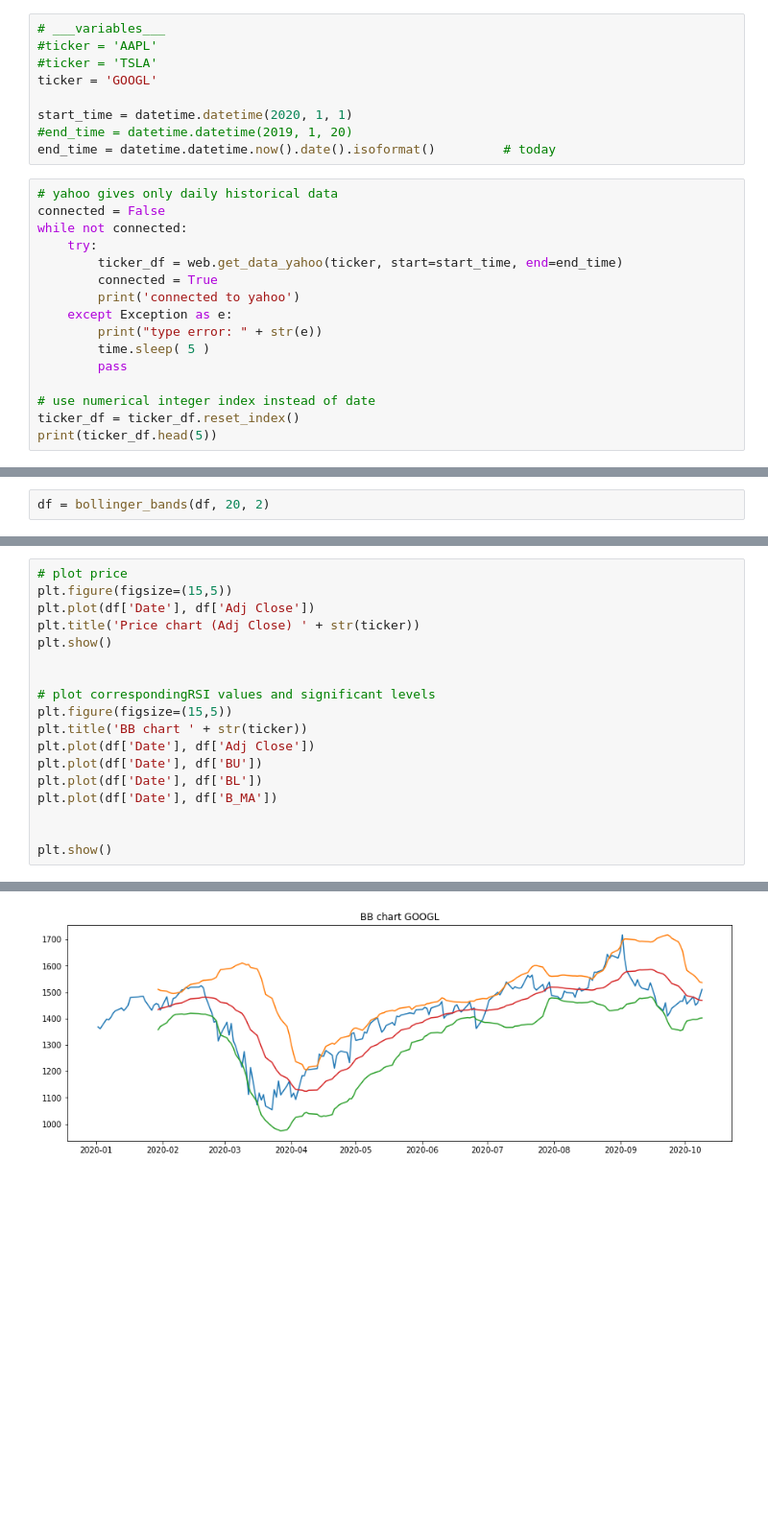
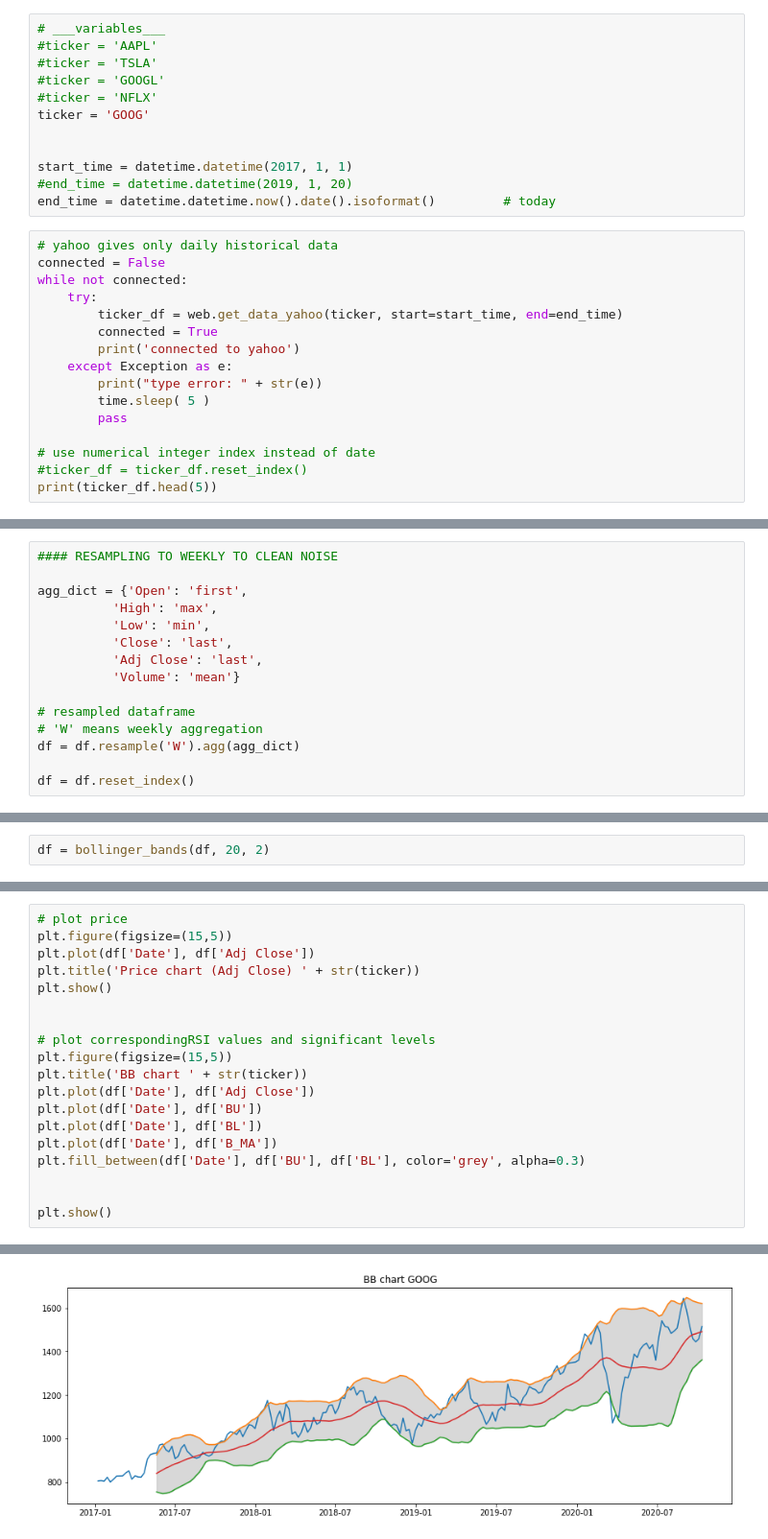
Before and after one commit to tristcoil/technical_indicators, a Jupyter notebook: Bollinger Bands.ipynb, the cells around one changed output, grey strips where cells are left out. Shown at 96% size. Drawn from its saved outputs; the diff is of its cells as text; blank space fills up the shorter version.

```diff
--- a/Bollinger Bands.ipynb
+++ b/Bollinger Bands.ipynb
@@ -47,9 +47,12 @@ import yfinance as yahoo_finance
 # ___variables___
 #ticker = 'AAPL'
 #ticker = 'TSLA'
-ticker = 'GOOGL'
+#ticker = 'GOOGL'
+#ticker = 'NFLX'
+ticker = 'GOOG'
 
-start_time = datetime.datetime(2020, 1, 1)
+
+start_time = datetime.datetime(2017, 1, 1)
 #end_time = datetime.datetime(2019, 1, 20)
 end_time = datetime.datetime.now().date().isoformat()         # today
 # %%
@@ -66,7 +69,7 @@ while not connected:
         pass
 
 # use numerical integer index instead of date
-ticker_df = ticker_df.reset_index()
+#ticker_df = ticker_df.reset_index()
 print(ticker_df.head(5))
 # %% [output]
 connected to yahoo
@@ -79,5 +83,20 @@ connected to yahoo
 # %%
 df = ticker_df
+# %%
+#### RESAMPLING TO WEEKLY TO CLEAN NOISE
+
+agg_dict = {'Open': 'first',
+          'High': 'max',
+          'Low': 'min',
+          'Close': 'last',
+          'Adj Close': 'last',
+          'Volume': 'mean'}
+
+# resampled dataframe
+# 'W' means weekly aggregation
+df = df.resample('W').agg(agg_dict)
+
+df = df.reset_index()
 # %%
 def computeRSI (data, time_window):
     diff = data.diff(1).dropna()        # diff in one field(one day)
@@ -160,6 +179,7 @@ plt.plot(df['Date'], df['Adj Close'])
 plt.plot(df['Date'], df['BU'])
 plt.plot(df['Date'], df['BL'])
 plt.plot(df['Date'], df['B_MA'])
+plt.fill_between(df['Date'], df['BU'], df['BL'], color='grey', alpha=0.3)
 
 
 plt.show()
@@ -168 +188 @@ plt.show()
-[figure, old version]
+[figure, new version]
```
Also changed, not shown: parts of 5 cells of this notebook.
